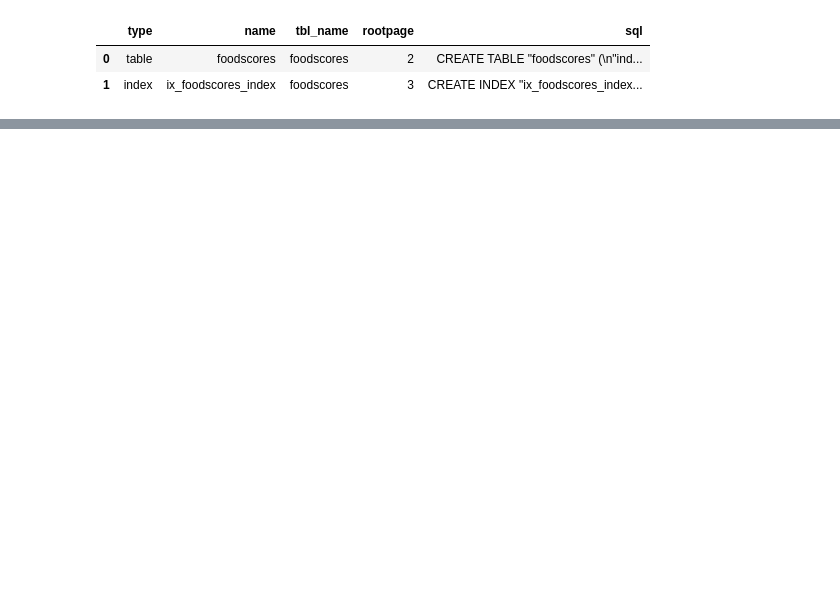
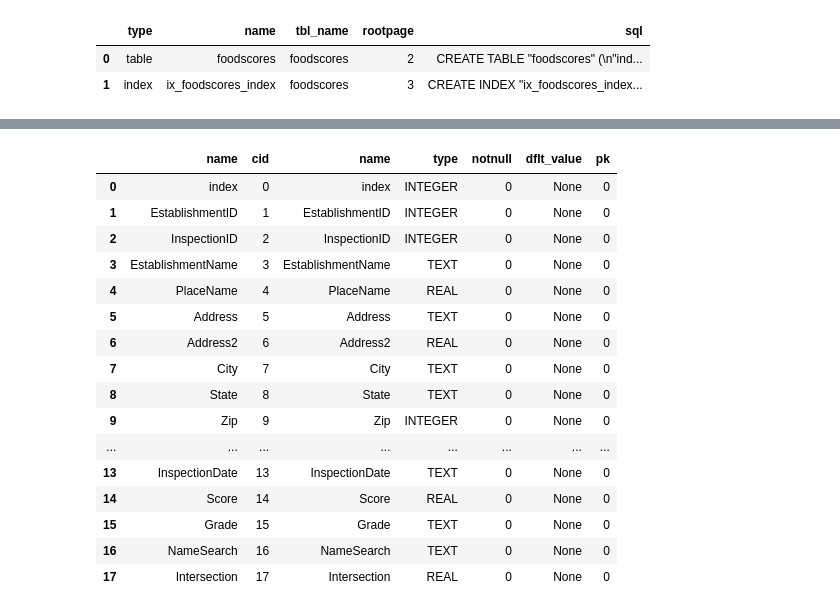
Before and after one commit to Reevin/python_codelou, a Jupyter notebook: FoodServiceDataSQL.ipynb, the cells around one changed output, grey strips where cells are left out. Saved outputs shown, nothing was run; the diff lists cells and outputs as text; code cells hidden in the pictures; blank space fills up the shorter version.

```diff
--- a/FoodServiceDataSQL.ipynb
+++ b/FoodServiceDataSQL.ipynb
@@ -67,4 +67,28 @@ run_query(query)
 9584 rows × 18 columns
+# %%
+# get information about my staging table
+query_table_help = """
+SELECT name , *FROM PRAGMA_TABLE_INFO('foodscores');
+"""
+run_query(query_table_help)
+# %% [output]
+|  | name | cid | name | type | notnull | dflt_value | pk |
+| 0 | index | 0 | index | INTEGER | 0 | None | 0 |
+| 1 | EstablishmentID | 1 | EstablishmentID | INTEGER | 0 | None | 0 |
+| 2 | InspectionID | 2 | InspectionID | INTEGER | 0 | None | 0 |
+| 3 | EstablishmentName | 3 | EstablishmentName | TEXT | 0 | None | 0 |
+| 4 | PlaceName | 4 | PlaceName | REAL | 0 | None | 0 |
+| 5 | Address | 5 | Address | TEXT | 0 | None | 0 |
+| 6 | Address2 | 6 | Address2 | REAL | 0 | None | 0 |
+| 7 | City | 7 | City | TEXT | 0 | None | 0 |
+| 8 | State | 8 | State | TEXT | 0 | None | 0 |
+| 9 | Zip | 9 | Zip | INTEGER | 0 | None | 0 |
+| ... | ... | ... | ... | ... | ... | ... | ... |
+| 13 | InspectionDate | 13 | InspectionDate | TEXT | 0 | None | 0 |
+| 14 | Score | 14 | Score | REAL | 0 | None | 0 |
+| 15 | Grade | 15 | Grade | TEXT | 0 | None | 0 |
+| 16 | NameSearch | 16 | NameSearch | TEXT | 0 | None | 0 |
+| 17 | Intersection | 17 | Intersection | REAL | 0 | None | 0 |
 # %%
 #  Displaying Organised Dataset with specific columns selected and renamed
 
```
Also changed, not shown: parts of 9 cells of this notebook.
